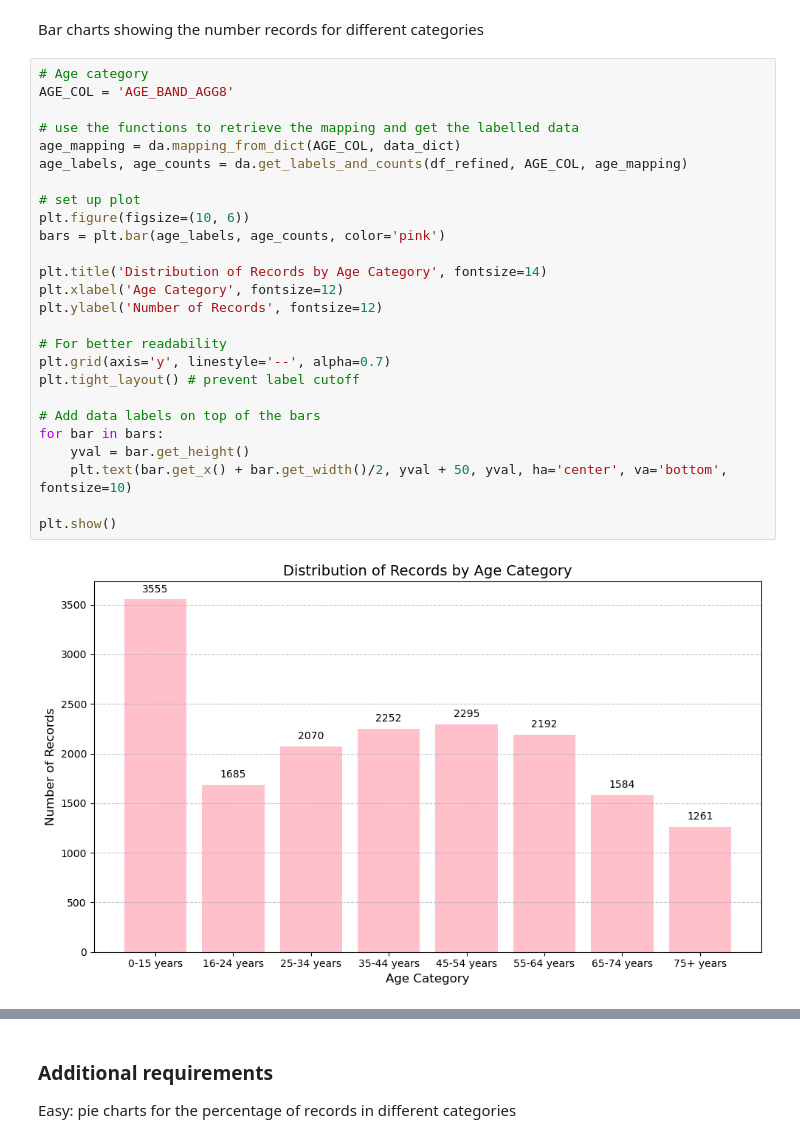
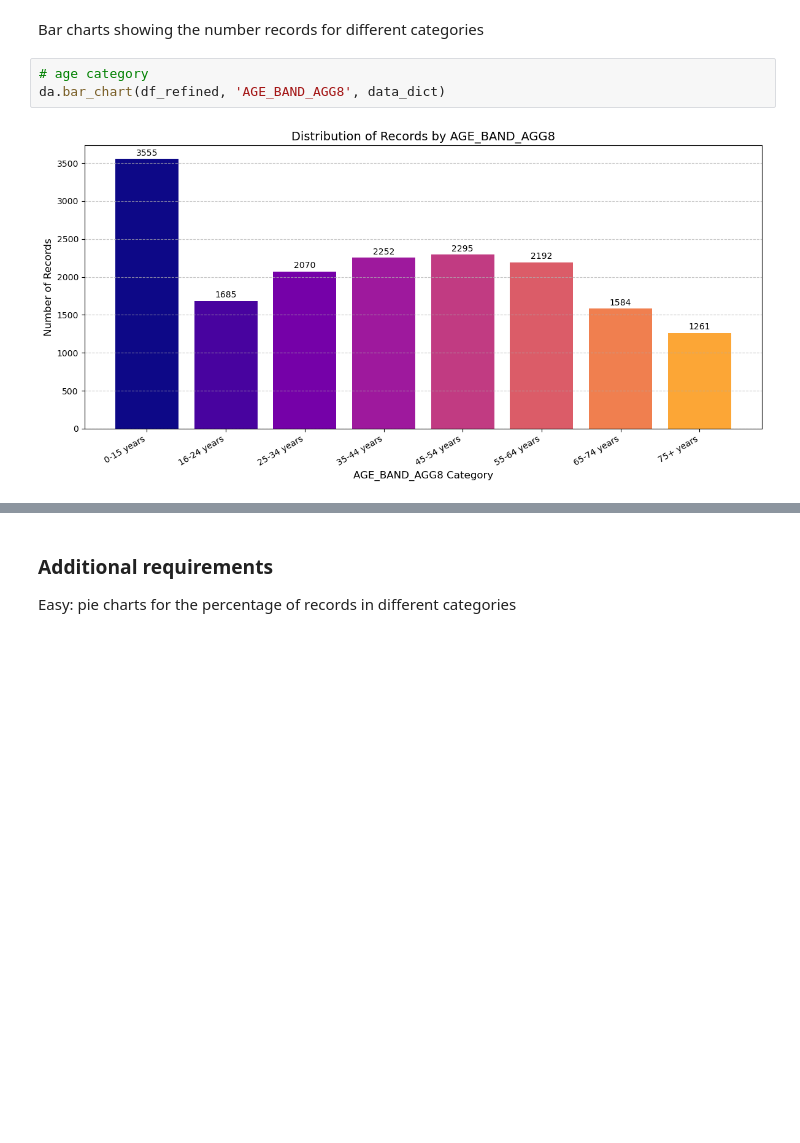
Before and after one commit to mia12reynolds/CS5002-P3, a Jupyter notebook: notebooks/data-analysis-visualisation.ipynb, the cells around one changed output, grey strips where cells are left out. Cells and saved outputs as stored; diff of their text form; blank space fills up the shorter version.

```diff
--- a/notebooks/data-analysis-visualisation.ipynb
+++ b/notebooks/data-analysis-visualisation.ipynb
@@ -158,32 +158,9 @@ Variable: UR_RESIDENCE_TYPE
 # %% [markdown]
 Bar charts showing the number records for different categories
 # %%
-# Age category
-AGE_COL = 'AGE_BAND_AGG8'
-
-# use the functions to retrieve the mapping and get the labelled data
-age_mapping = da.mapping_from_dict(AGE_COL, data_dict)
-age_labels, age_counts = da.get_labels_and_counts(df_refined, AGE_COL, age_mapping)
-
-# set up plot
-plt.figure(figsize=(10, 6))
-bars = plt.bar(age_labels, age_counts, color='pink')
-
-plt.title('Distribution of Records by Age Category', fontsize=14)
-plt.xlabel('Age Category', fontsize=12)
-plt.ylabel('Number of Records', fontsize=12)
-
-# For better readability
-plt.grid(axis='y', linestyle='--', alpha=0.7)
-plt.tight_layout() # prevent label cutoff
-
-# Add data labels on top of the bars
-for bar in bars:
-    yval = bar.get_height()
-    plt.text(bar.get_x() + bar.get_width()/2, yval + 50, yval, ha='center', va='bottom', fontsize=10)
-
-plt.show()
+# age category
+da.bar_chart(df_refined, 'AGE_BAND_AGG8', data_dict)
 # %% [output]
-[figure, old version]
+[figure, new version]
 # %%
 # Economic activity category
```
Also changed, not shown: parts of 7 cells of this notebook, 1 other file.
